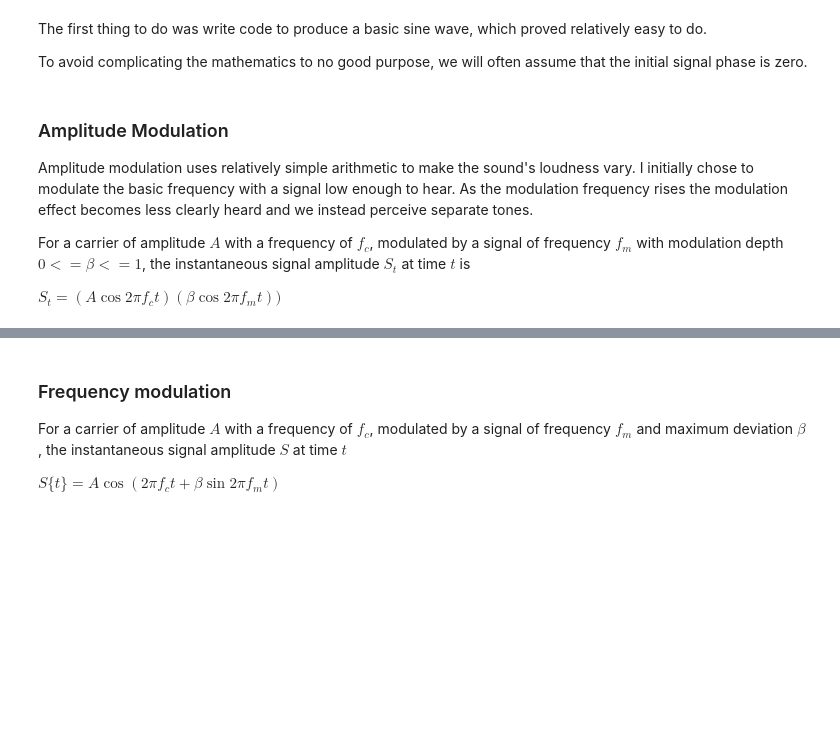
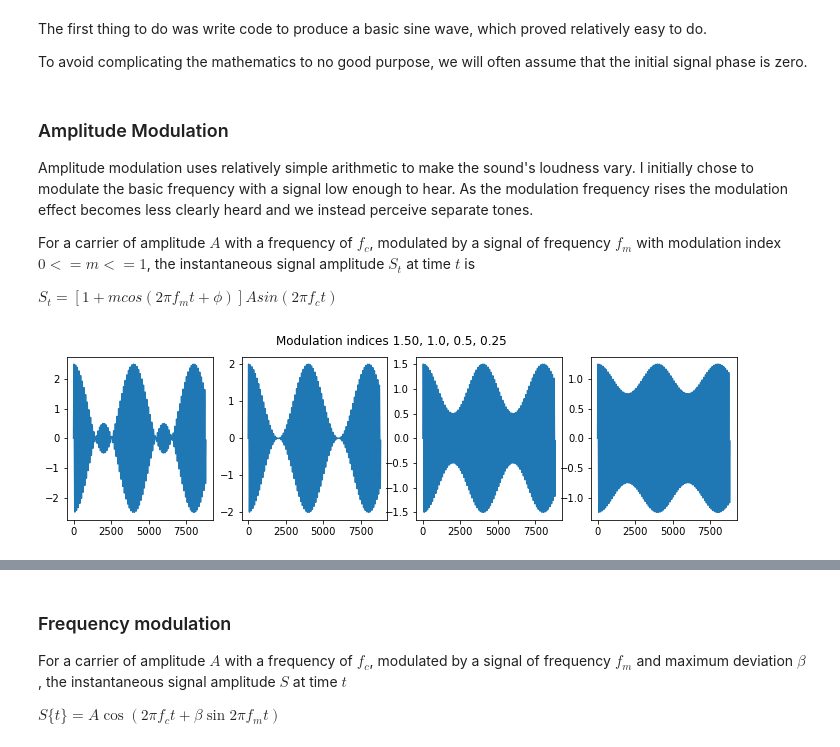
Before and after one commit to holdenweb/davidstephens, a Jupyter notebook: SoundExperiments.ipynb, the cells around one changed output, grey strips where cells are left out. Drawn from its saved outputs; the diff is of its cells as text; code cells hidden in the pictures; blank space fills up the shorter version.

```diff
--- a/SoundExperiments.ipynb
+++ b/SoundExperiments.ipynb
@@ -40,7 +40,7 @@ As the modulation frequency rises the modulation effect becomes less clearly hea
 we instead perceive separate tones.
 
 For a carrier of amplitude $A$ with a frequency of $f_c$, modulated by a signal of
-frequency $f_m$ with modulation depth $0 <= \beta <= 1$, the instantaneous signal
+frequency $f_m$ with modulation index $0 <= m <= 1$, the instantaneous signal
 amplitude $S_t$ at time $t$ is
 
-$S_t = (A \cos 2\pi f_c t) (\beta \cos 2\pi f_m t))$
+$ S_t = [ 1 + m cos( 2 \pi f_m t + \phi ) ] A sin( 2 \pi f_c t )$
@@ -54 +47,16 @@ for f in 440, 220, 110, 55:
+# %%
+t = np.linspace(0, 1, 44100)
+fig, axs = plt.subplots(1, 4)
+fig.set_size_inches(12, 3)
+fig.suptitle('Modulation indices 1.50, 1.0, 0.5, 0.25')
+f_m = 11.0
+for i, m in enumerate((1.50, 1.0, 0.5, 0.25)):
+    modulation = 1 + m * np.cos(2*pi*f_m*t)
+    mod_sig = modulation * sine_wave
+    sd.play(mod_sig)
+    sd.wait()
+    sd.stop()
+    axs[i].plot(mod_sig[:8820])
+# %% [output]
+[figure, added]
 # %%
```
Also changed, not shown: parts of 7 cells of this notebook.
